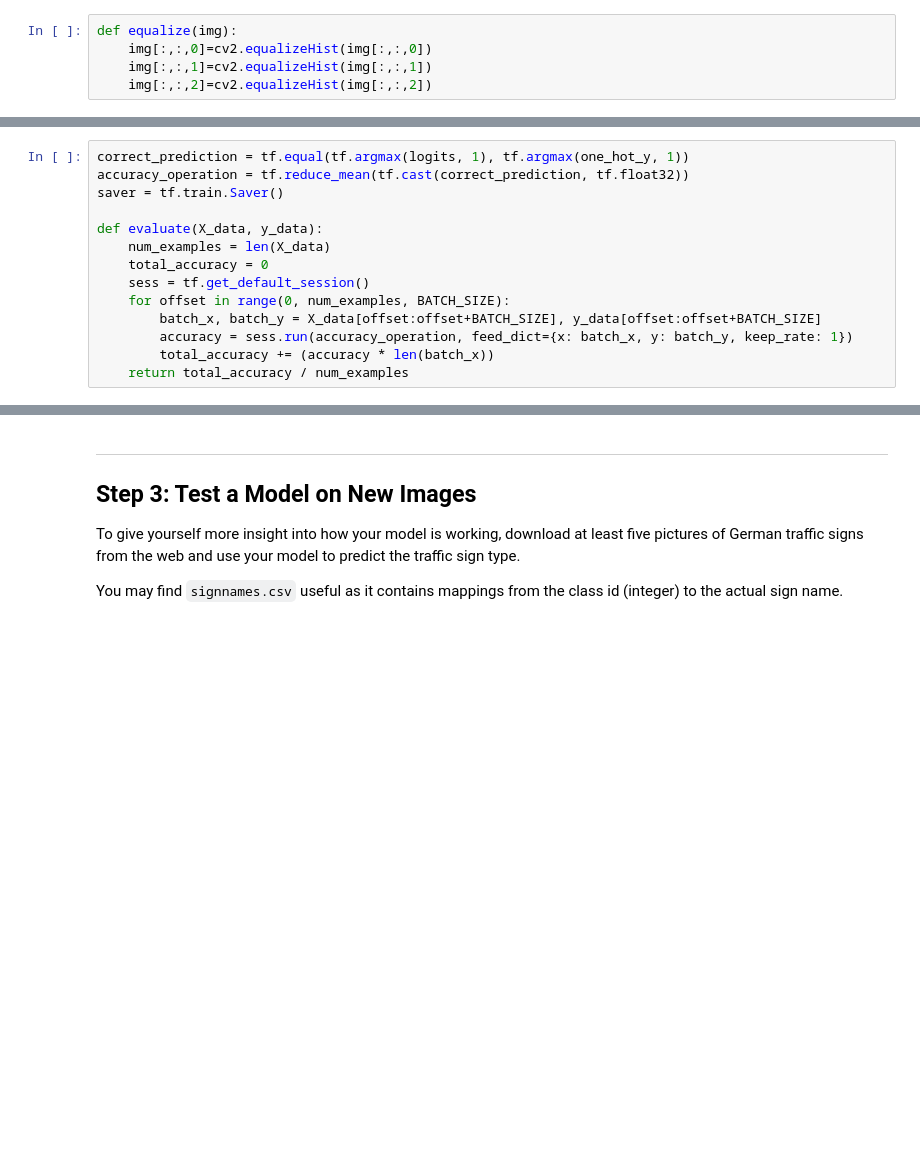
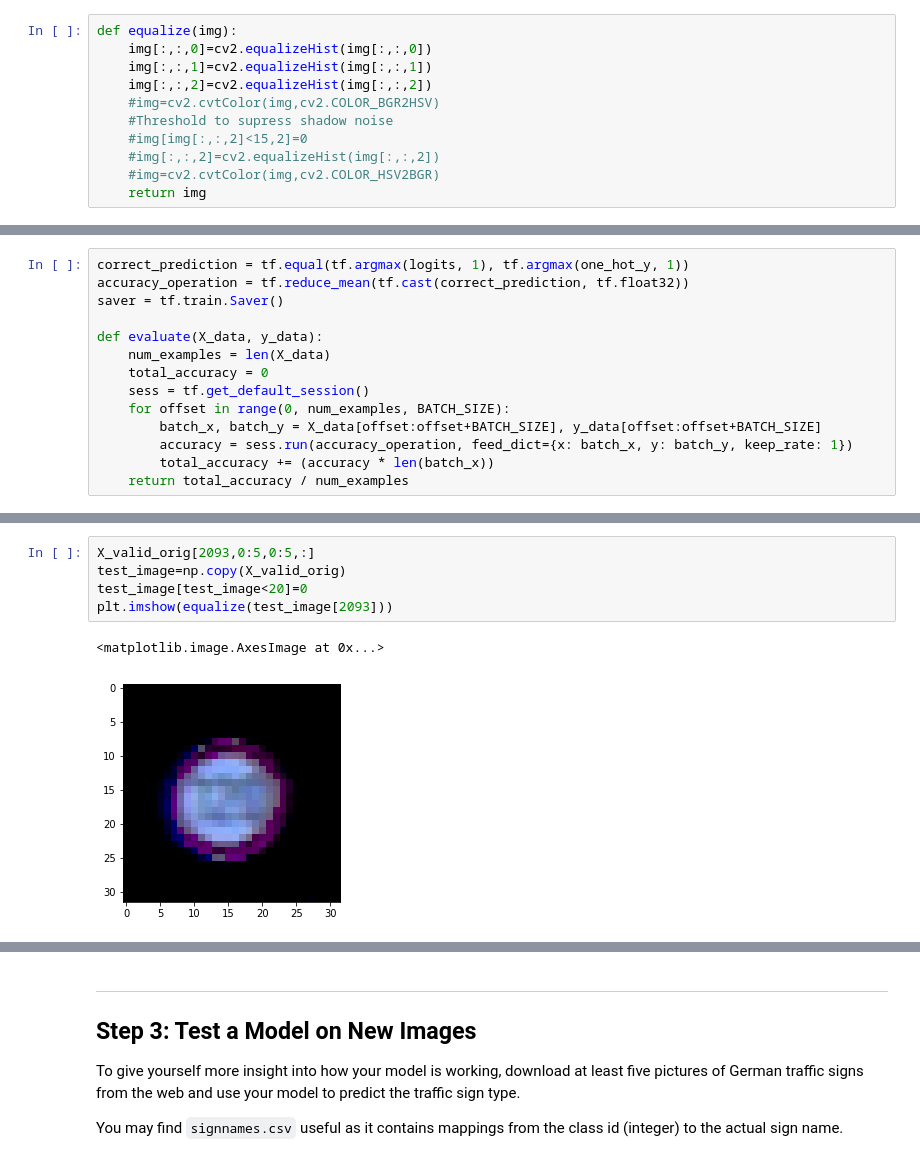
Before and after one commit to NachoCM/CarND-Traffic-Sign-Classifier, a Jupyter notebook: Traffic_Sign_Classifier.ipynb, the cells around one changed output, grey strips where cells are left out. Saved outputs shown, nothing was run; the diff lists cells and outputs as text; blank space fills up the shorter version.

```diff
--- a/Traffic_Sign_Classifier.ipynb
+++ b/Traffic_Sign_Classifier.ipynb
@@ -184,6 +184,12 @@ def equalize(img):
     img[:,:,0]=cv2.equalizeHist(img[:,:,0])
     img[:,:,1]=cv2.equalizeHist(img[:,:,1])
     img[:,:,2]=cv2.equalizeHist(img[:,:,2])
+    #img=cv2.cvtColor(img,cv2.COLOR_BGR2HSV)
+    #Threshold to supress shadow noise
+    #img[img[:,:,2]<15,2]=0
+    #img[:,:,2]=cv2.equalizeHist(img[:,:,2])
+    #img=cv2.cvtColor(img,cv2.COLOR_HSV2BGR)
+    return img
 # %%
 def preprocess(x):
     for i in range(len(x)):
@@ -368,0 +462,8 @@ Accuracy = 0.959
+# %%
+X_valid_orig[2093,0:5,0:5,:]
+test_image=np.copy(X_valid_orig)
+test_image[test_image<20]=0
+plt.imshow(equalize(test_image[2093]))
+# %% [output]
+<matplotlib.image.AxesImage at 0x...>
+[figure, added]
```
Also changed, not shown: parts of 17 cells of this notebook, 6 other files.
